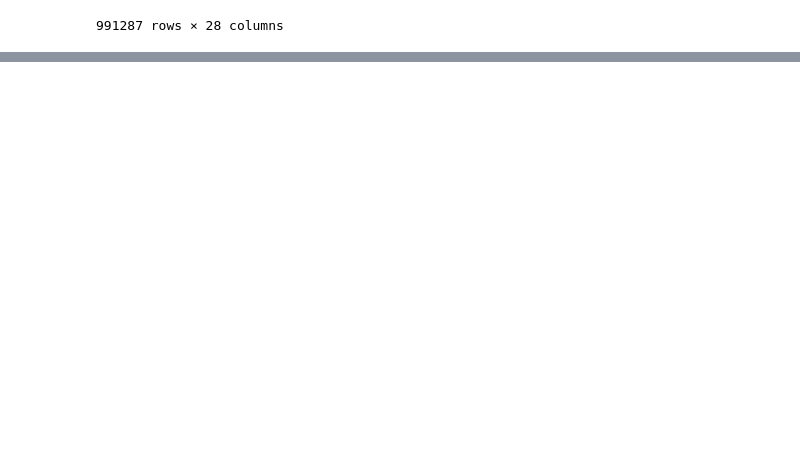
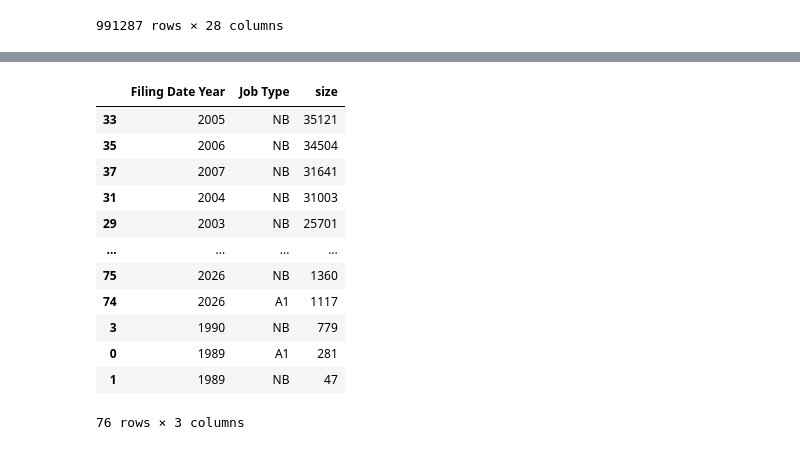
Before and after one commit to janmollet/WXY_ASSIGNMENT, a Jupyter notebook: part_b.ipynb, the cells around one changed output, grey strips where cells are left out. Saved outputs shown, nothing was run; the diff lists cells and outputs as text; code cells hidden in the pictures; blank space fills up the shorter version.

```diff
--- a/part_b.ipynb
+++ b/part_b.ipynb
@@ -257,0 +313,20 @@ dataset_subset_clean_for_analysis
+# %%
+dataset_clean_groupby_month_year = dataset_clean_groupby_boroughs.groupby(["Filing Date Year", "Job Type"],as_index=False).size().sort_values(by="size",ascending=False)
+
+dataset_clean_groupby_month_year["Filing Date Year"] = dataset_clean_groupby_month_year["Filing Date Year"].astype(int)
+
+dataset_clean_groupby_month_year
+# %% [output]
+|  | Filing Date Year | Job Type | size |
+| 33 | 2005 | NB | 35121 |
+| 35 | 2006 | NB | 34504 |
+| 37 | 2007 | NB | 31641 |
+| 31 | 2004 | NB | 31003 |
+| 29 | 2003 | NB | 25701 |
+| ... | ... | ... | ... |
+| 75 | 2026 | NB | 1360 |
+| 74 | 2026 | A1 | 1117 |
+| 3 | 1990 | NB | 779 |
+| 0 | 1989 | A1 | 281 |
+| 1 | 1989 | NB | 47 |
+76 rows × 3 columns
```
Also changed, not shown: parts of 37 cells of this notebook, 14 other files.
